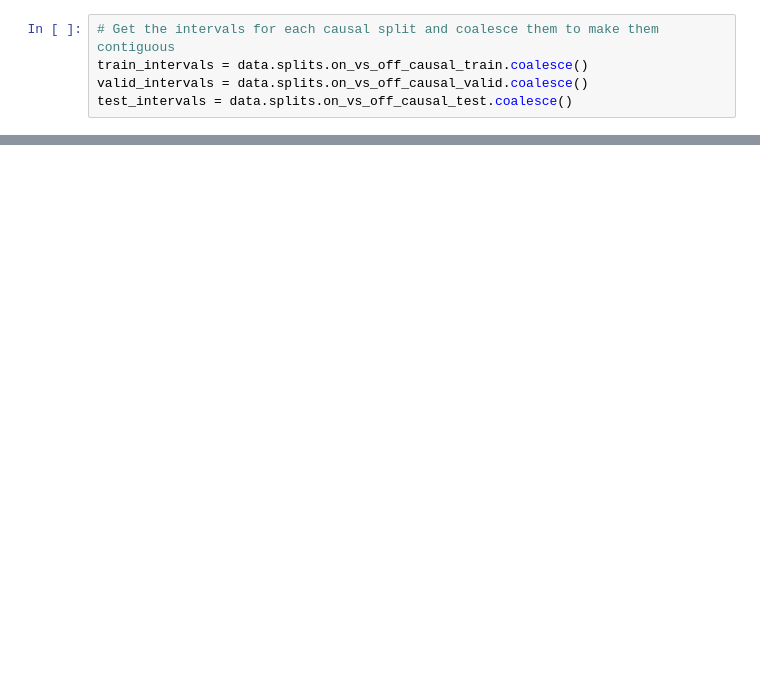
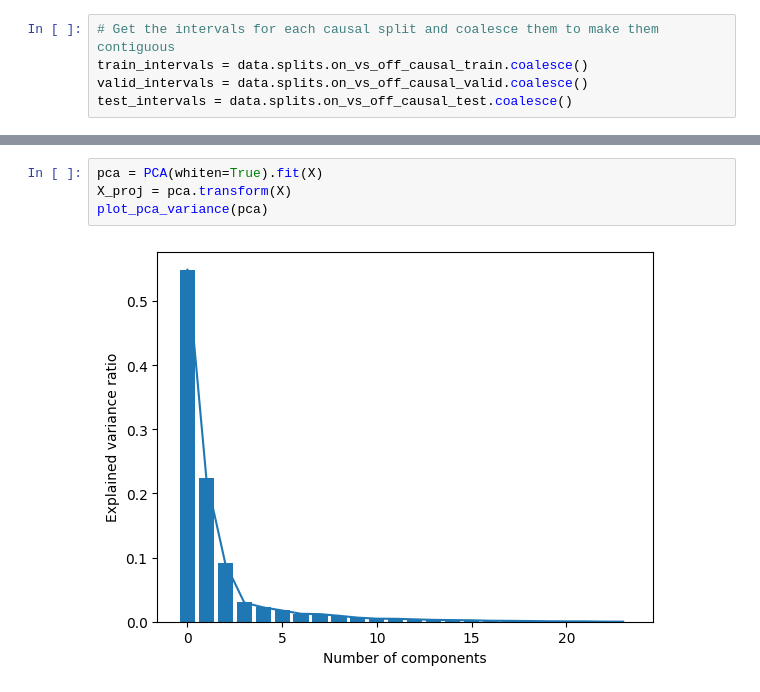
Before and after one commit to Neurosoft-Bioelectronics/auditorydecoding, a Jupyter notebook: notebooks/whitening_exploration.ipynb, the cells around one changed output, grey strips where cells are left out. Drawn from its saved outputs; the diff is of its cells as text; blank space fills up the shorter version.

```diff
--- a/notebooks/whitening_exploration.ipynb
+++ b/notebooks/whitening_exploration.ipynb
@@ -34,0 +135,6 @@ for interval in test_intervals:
+# %%
+pca = PCA(whiten=True).fit(X)
+X_proj = pca.transform(X)
+plot_pca_variance(pca)
+# %% [output]
+[figure, added]
```
Also changed, not shown: parts of 23 cells of this notebook, 6 other files.
